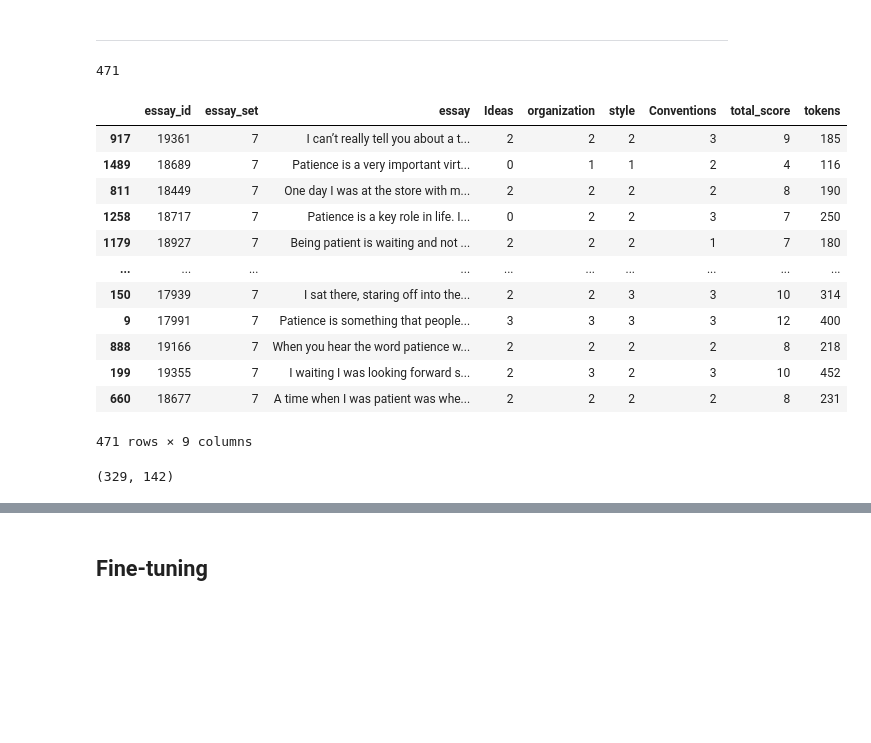
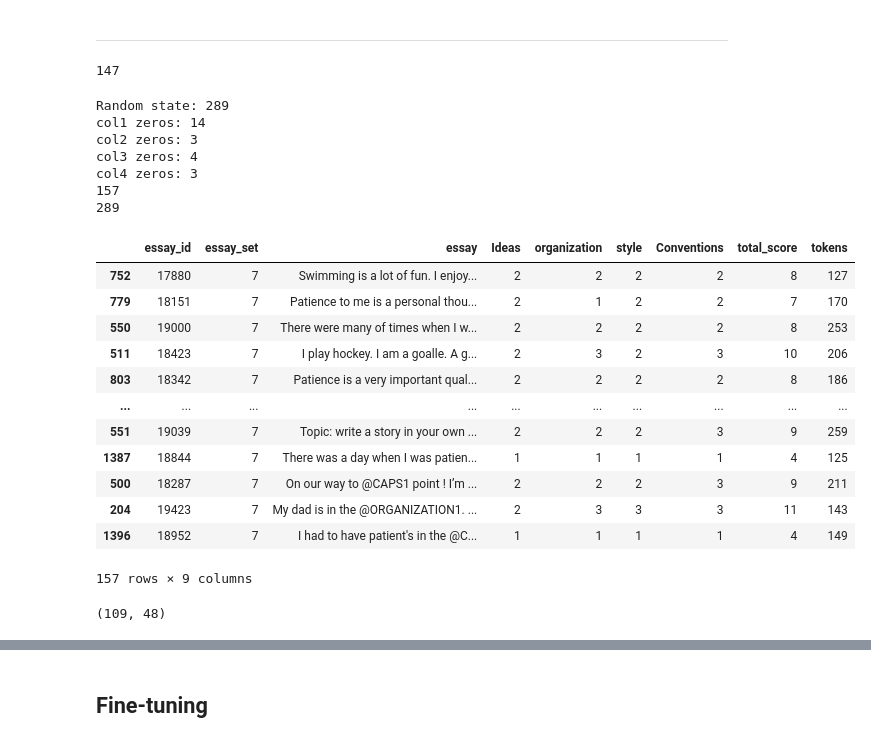
Before and after one commit to GetomG/fluffy-fishstick, a Jupyter notebook: Mock-2.ipynb, the cells around one changed output, grey strips where cells are left out. Cells and saved outputs as stored; diff of their text form; code cells hidden in the pictures; blank space fills up the shorter version.

```diff
--- a/Mock-2.ipynb
+++ b/Mock-2.ipynb
@@ -85,30 +70,63 @@ Select columns
 # %% [markdown]
 --------------------------------
-# %%
-## Sample out
-sampled_df = essay_train_7.sample(frac=0.3, random_state=40)
-
-print(len(sampled_df))
-sampled_df
-# %% [output]
-471
-|  | essay_id | essay_set | essay | Ideas | organization | style | Conventions | total_score | tokens |
-| 917 | 19361 | 7 | I can’t really tell you about a t... | 2 | 2 | 2 | 3 | 9 | 185 |
-| 1489 | 18689 | 7 | Patience is a very important virt... | 0 | 1 | 1 | 2 | 4 | 116 |
-| 811 | 18449 | 7 | One day I was at the store with m... | 2 | 2 | 2 | 2 | 8 | 190 |
-| 1258 | 18717 | 7 | Patience is a key role in life. I... | 0 | 2 | 2 | 3 | 7 | 250 |
-| 1179 | 18927 | 7 | Being patient is waiting and not ... | 2 | 2 | 2 | 1 | 7 | 180 |
-| ... | ... | ... | ... | ... | ... | ... | ... | ... | ... |
-| 150 | 17939 | 7 | I sat there, staring off into the... | 2 | 2 | 3 | 3 | 10 | 314 |
-| 9 | 17991 | 7 | Patience is something that people... | 3 | 3 | 3 | 3 | 12 | 400 |
-| 888 | 19166 | 7 | When you hear the word patience w... | 2 | 2 | 2 | 2 | 8 | 218 |
-| 199 | 19355 | 7 | I waiting I was looking forward s... | 2 | 3 | 2 | 3 | 10 | 452 |
-| 660 | 18677 | 7 | A time when I was patient was whe... | 2 | 2 | 2 | 2 | 8 | 231 |
-471 rows × 9 columns
+# %%
+col1_zeros = (essay_train_7['Ideas'] == 0).sum()
+
+print(col1_zeros)
+# %% [output]
+147
+# %%
+# ## Sample out
+# sampled_df = essay_train_7.sample(frac=0.1, random_state=33)
+
+##Because "0" are few, we need to sample out with more "0" in each column
+import random
+
+found = False
+while not found:
+    random_state = random.randint(0, 1000)
+    sampled_df = essay_train_7.sample(frac=0.1, random_state=random_state)
+    col1_zeros = (sampled_df['Ideas'] == 0).sum()
+    col2_zeros = (sampled_df['organization'] == 0).sum()
+    col3_zeros = (sampled_df['style'] == 0).sum()
+    col4_zeros = (sampled_df['Conventions'] == 0).sum()
+    if col1_zeros >= 3 and col2_zeros >= 3 and col3_zeros >= 3 and col4_zeros >= 3:
+        found = True
+
+print(f"Random state: {random_state}")
+print(f"col1 zeros: {col1_zeros}")
+print(f"col2 zeros: {col2_zeros}")
+print(f"col3 zeros: {col3_zeros}")
+print(f"col4 zeros: {col4_zeros}")
+
+print(len(sampled_df))
+print(random_state)
+sampled_df
+# %% [output]
+Random state: 289
+col1 zeros: 14
+col2 zeros: 3
+col3 zeros: 4
+col4 zeros: 3
+157
+289
+|  | essay_id | essay_set | essay | Ideas | organization | style | Conventions | total_score | tokens |
+| 752 | 17880 | 7 | Swimming is a lot of fun. I enjoy... | 2 | 2 | 2 | 2 | 8 | 127 |
+| 779 | 18151 | 7 | Patience to me is a personal thou... | 2 | 1 | 2 | 2 | 7 | 170 |
+| 550 | 19000 | 7 | There were many of times when I w... | 2 | 2 | 2 | 2 | 8 | 253 |
+| 511 | 18423 | 7 | I play hockey. I am a goalle. A g... | 2 | 3 | 2 | 3 | 10 | 206 |
+| 803 | 18342 | 7 | Patience is a very important qual... | 2 | 2 | 2 | 2 | 8 | 186 |
+| ... | ... | ... | ... | ... | ... | ... | ... | ... | ... |
+| 551 | 19039 | 7 | Topic: write a story in your own ... | 2 | 2 | 2 | 3 | 9 | 259 |
+| 1387 | 18844 | 7 | There was a day when I was patien... | 1 | 1 | 1 | 1 | 4 | 125 |
+| 500 | 18287 | 7 | On our way to @CAPS1 point ! I’m ... | 2 | 2 | 2 | 3 | 9 | 211 |
+| 204 | 19423 | 7 | My dad is in the @ORGANIZATION1. ... | 2 | 3 | 3 | 3 | 11 | 143 |
+| 1396 | 18952 | 7 | I had to have patient's in the @C... | 1 | 1 | 1 | 1 | 4 | 149 |
+157 rows × 9 columns
 # %%
 from sklearn.model_selection import train_test_split
 train_df, test_df = train_test_split(sampled_df, test_size=0.3, random_state=42)
 len(train_df), len(test_df)
 # %% [output]
-(329, 142)
+(109, 48)
 # %%
```
Also changed, not shown: parts of 18 cells of this notebook.
